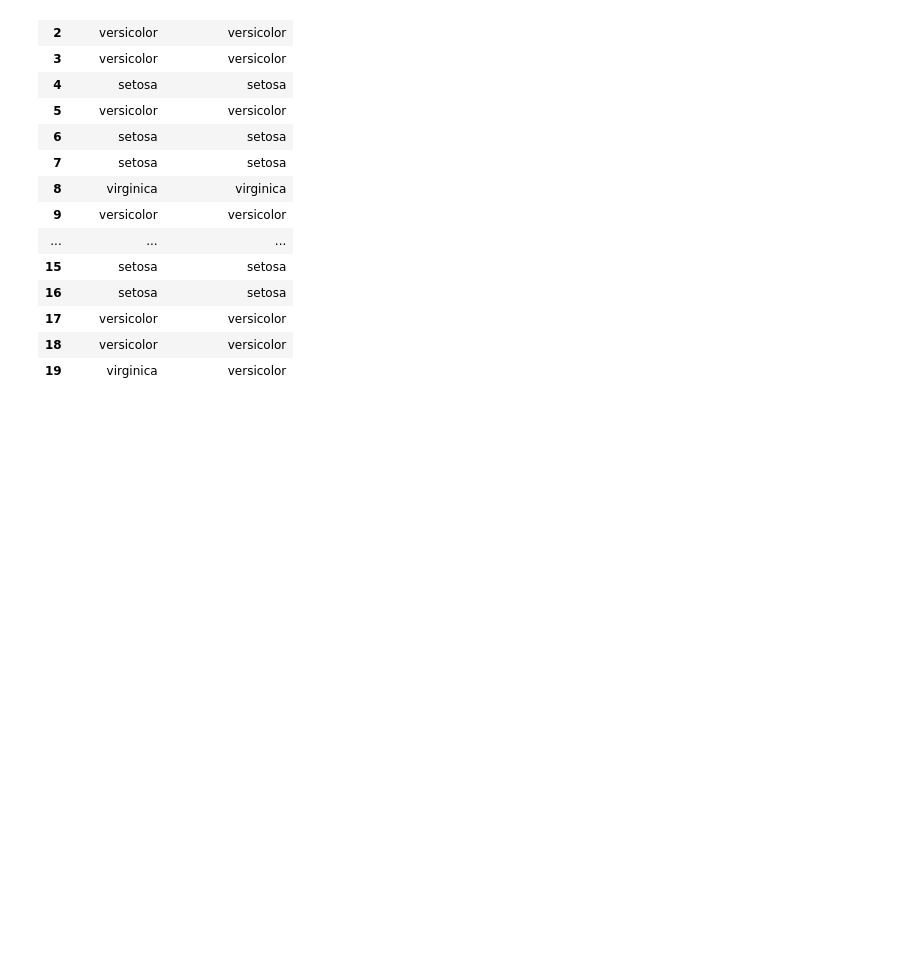
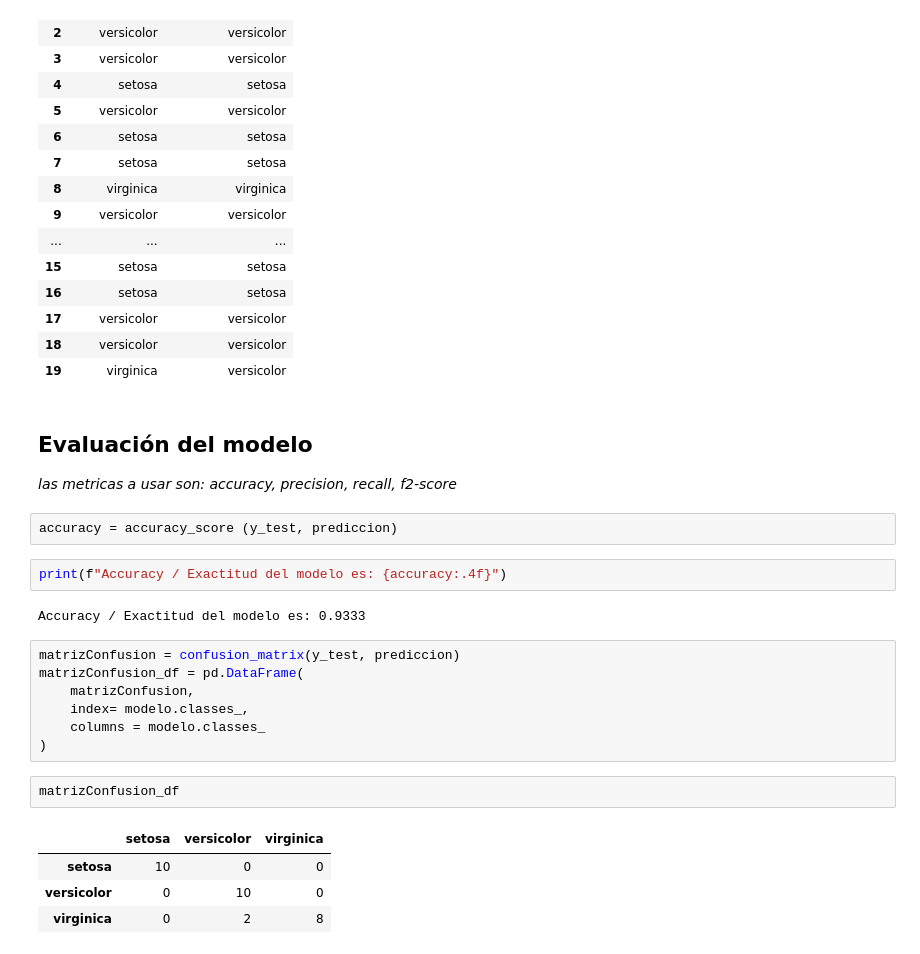
Before and after one commit to MauricioMedel/Extracci-n-del-conocimiento, a Jupyter notebook: Notebooks/Laboratorio8.ipynb, the cells around one changed output. Cells and saved outputs as stored; diff of their text form; blank space fills up the shorter version.

```diff
--- a/Notebooks/Laboratorio8.ipynb
+++ b/Notebooks/Laboratorio8.ipynb
@@ -197,3 +197,27 @@ pd.DataFrame({
 | 17 | versicolor | versicolor |
 | 18 | versicolor | versicolor |
 | 19 | virginica | versicolor |
+# %% [markdown]
+## Evaluación del modelo
+
+*las metricas a usar son: accuracy, precision, recall, f2-score*
+# %%
+accuracy = accuracy_score (y_test, prediccion)
+# %%
+print(f"Accuracy / Exactitud del modelo es: {accuracy:.4f}")
+# %% [output]
+Accuracy / Exactitud del modelo es: 0.9333
+# %%
+matrizConfusion = confusion_matrix(y_test, prediccion)
+matrizConfusion_df = pd.DataFrame(
+    matrizConfusion,
+    index= modelo.classes_,
+    columns = modelo.classes_
+)
+# %%
+matrizConfusion_df
+# %% [output]
+|  | setosa | versicolor | virginica |
+| setosa | 10 | 0 | 0 |
+| versicolor | 0 | 10 | 0 |
+| virginica | 0 | 2 | 8 |
```
Also changed, not shown: parts of 1 cell of this notebook, 8 other files.
